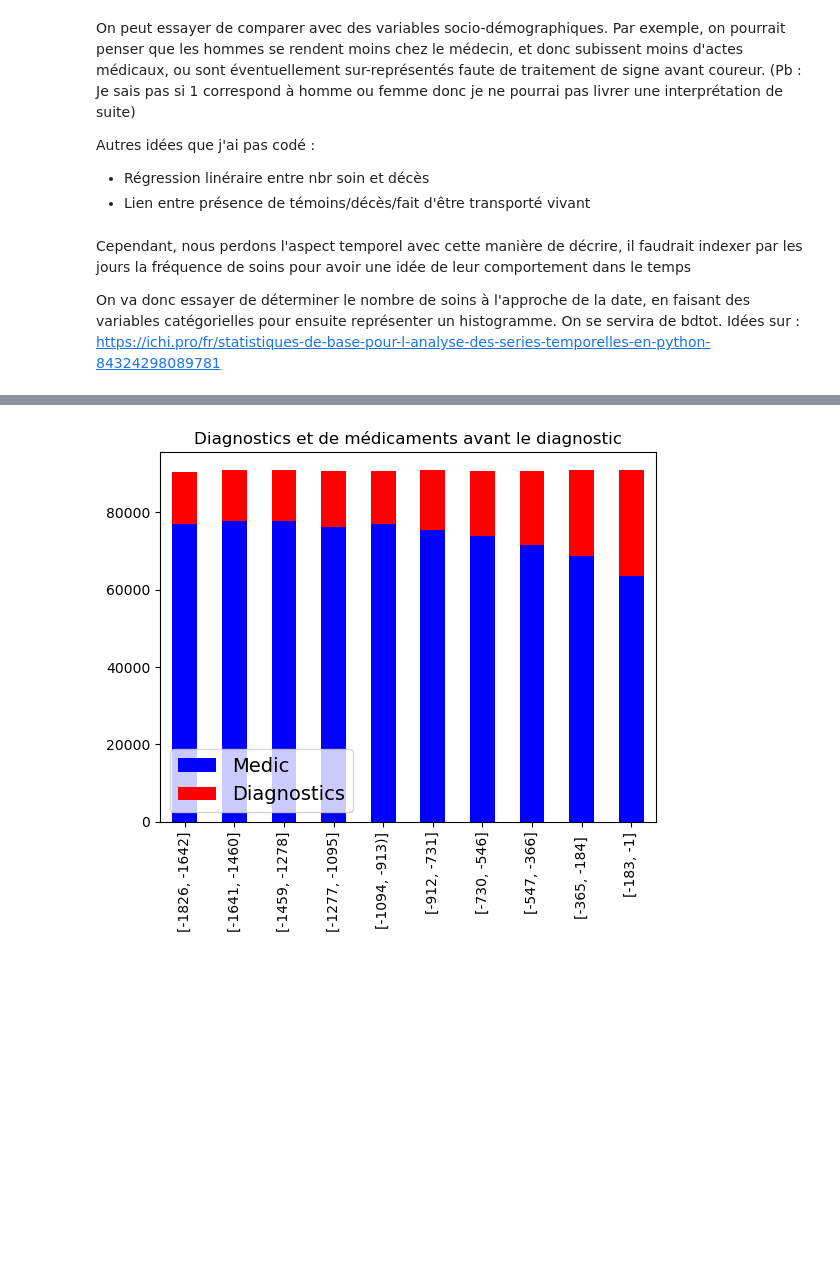
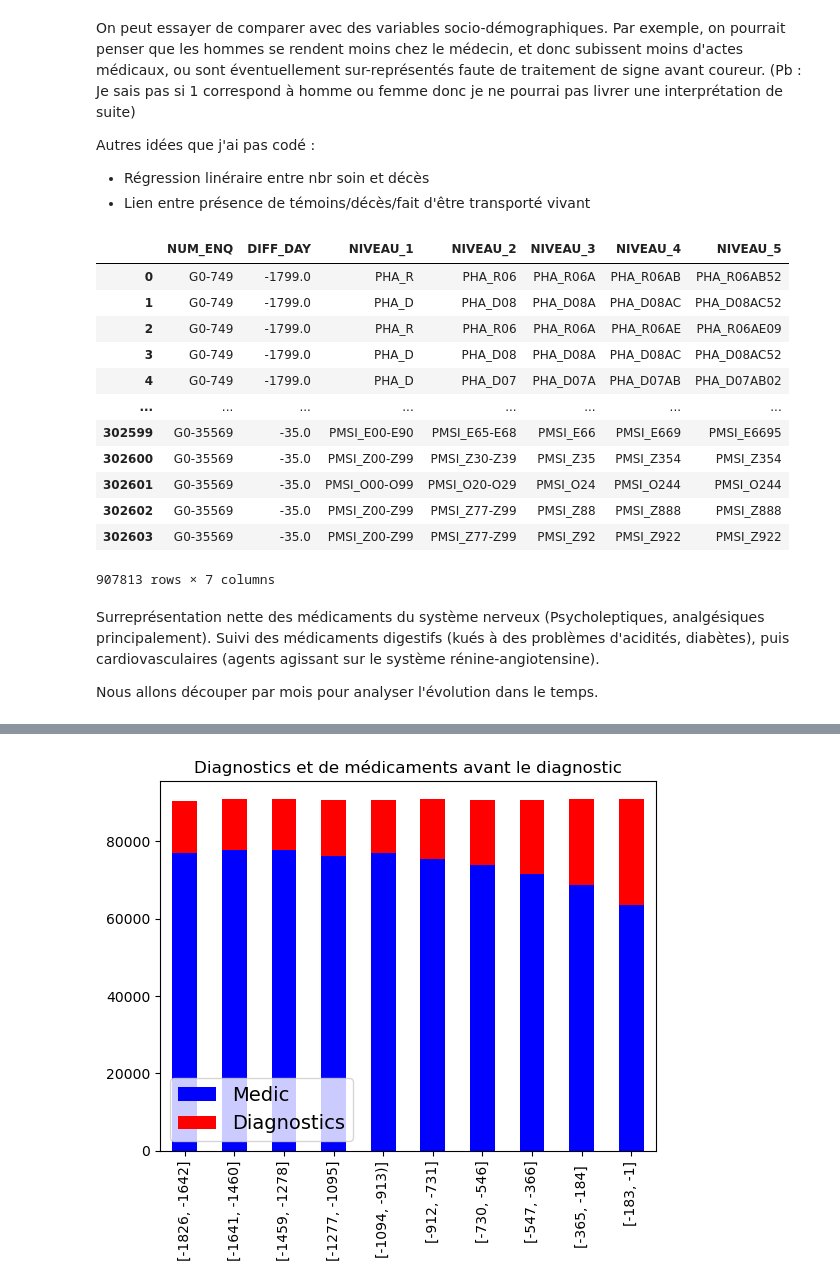
Before and after one commit to jmeynent/Analyse-Mort-Subite, a Jupyter notebook: Untitled.ipynb, the cells around one changed output, grey strips where cells are left out. Saved outputs shown, nothing was run; the diff lists cells and outputs as text; code cells hidden in the pictures; blank space fills up the shorter version.

```diff
--- a/Untitled.ipynb
+++ b/Untitled.ipynb
@@ -154,9 +130,25 @@ df_1 = Table_Pop[Table_Pop['SEXE']==1.0]
 
 df_0.describe()
 df_1.describe()
-# %% [markdown]
-Cependant, nous perdons l'aspect temporel avec cette manière de décrire, il faudrait indexer par les jours la fréquence de soins pour avoir une idée de leur comportement dans le temps
-
-On va donc essayer de déterminer le nombre de soins à l'approche de la date, en faisant des variables catégorielles pour ensuite représenter un histogramme. On se servira de bdtot. Idées sur : https://ichi.pro/fr/statistiques-de-base-pour-l-analyse-des-series-temporelles-en-python-84324298089781
+# %%
+bdtot['DIFF_DAY'].value_counts
+# %% [output]
+|  | NUM_ENQ | DIFF_DAY | NIVEAU_1 | NIVEAU_2 | NIVEAU_3 | NIVEAU_4 | NIVEAU_5 |
+| 0 | G0-749 | -1799.0 | PHA_R | PHA_R06 | PHA_R06A | PHA_R06AB | PHA_R06AB52 |
+| 1 | G0-749 | -1799.0 | PHA_D | PHA_D08 | PHA_D08A | PHA_D08AC | PHA_D08AC52 |
+| 2 | G0-749 | -1799.0 | PHA_R | PHA_R06 | PHA_R06A | PHA_R06AE | PHA_R06AE09 |
+| 3 | G0-749 | -1799.0 | PHA_D | PHA_D08 | PHA_D08A | PHA_D08AC | PHA_D08AC52 |
+| 4 | G0-749 | -1799.0 | PHA_D | PHA_D07 | PHA_D07A | PHA_D07AB | PHA_D07AB02 |
+| ... | ... | ... | ... | ... | ... | ... | ... |
+| 302599 | G0-35569 | -35.0 | PMSI_E00-E90 | PMSI_E65-E68 | PMSI_E66 | PMSI_E669 | PMSI_E6695 |
+| 302600 | G0-35569 | -35.0 | PMSI_Z00-Z99 | PMSI_Z30-Z39 | PMSI_Z35 | PMSI_Z354 | PMSI_Z354 |
+| 302601 | G0-35569 | -35.0 | PMSI_O00-O99 | PMSI_O20-O29 | PMSI_O24 | PMSI_O244 | PMSI_O244 |
+| 302602 | G0-35569 | -35.0 | PMSI_Z00-Z99 | PMSI_Z77-Z99 | PMSI_Z88 | PMSI_Z888 | PMSI_Z888 |
+| 302603 | G0-35569 | -35.0 | PMSI_Z00-Z99 | PMSI_Z77-Z99 | PMSI_Z92 | PMSI_Z922 | PMSI_Z922 |
+907813 rows × 7 columns
+# %% [markdown]
+Surreprésentation nette des médicaments du système nerveux (Psycholeptiques, analgésiques principalement). Suivi des médicaments digestifs (kués à des problèmes d'acidités, diabètes), puis cardiovasculaires (agents agissant sur le système rénine-angiotensine).
+
+Nous allons découper par mois pour analyser l'évolution dans le temps.
 # %%
 bdtot['DIFF_DAY'] = bdtot['DIFF_DAY'].astype(np.float64)
```
Also changed, not shown: parts of 12 cells of this notebook.
